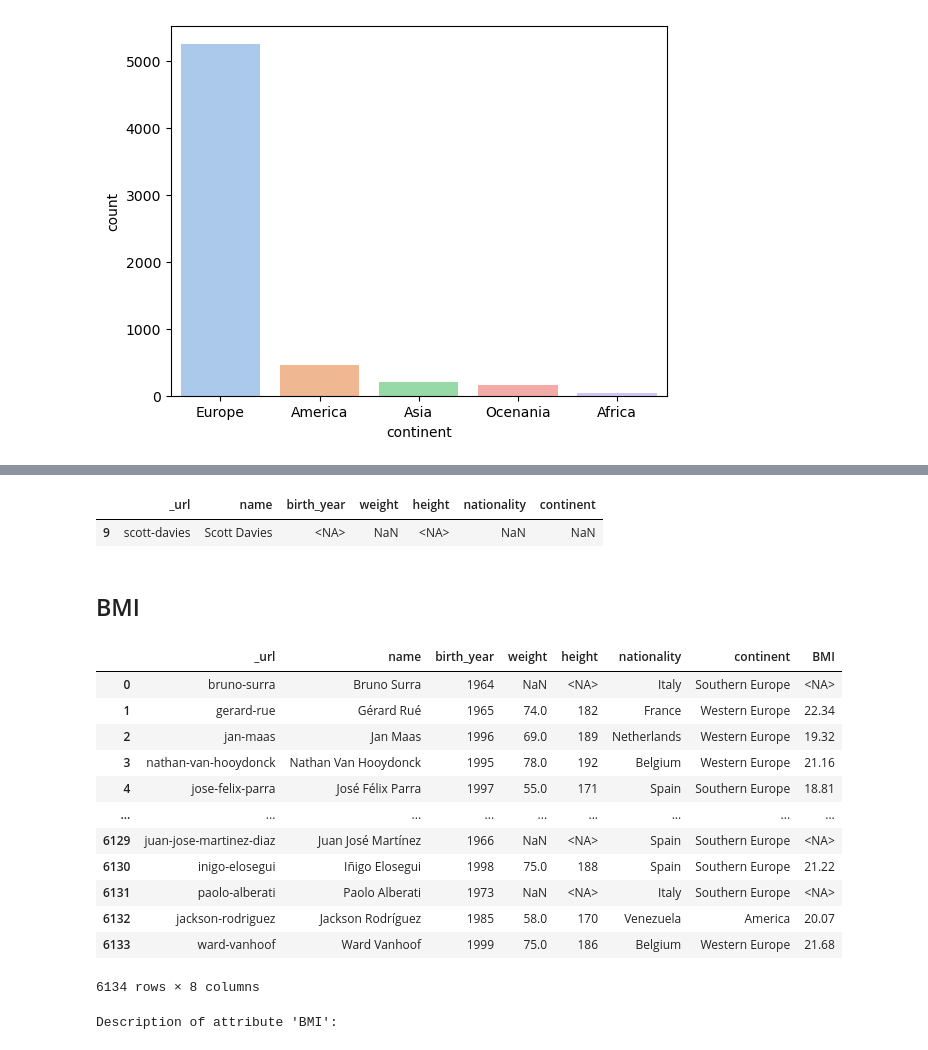
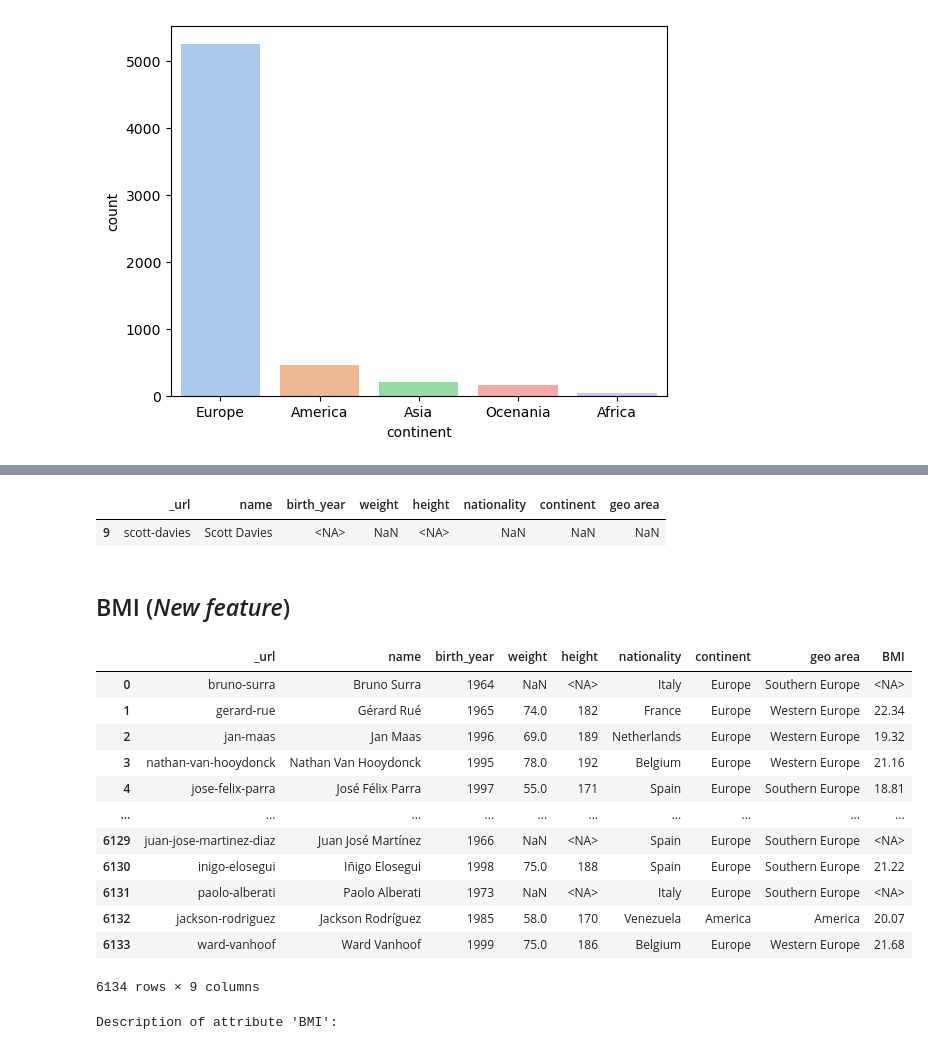
Before and after one commit to luca-rizzo/dm-2024-project, a Jupyter notebook: notebook/data_understanding_cyclists.ipynb, the cells around one changed output, grey strips where cells are left out. Cells and saved outputs as stored; diff of their text form; code cells hidden in the pictures.

```diff
--- a/notebook/data_understanding_cyclists.ipynb
+++ b/notebook/data_understanding_cyclists.ipynb
@@ -521,6 +530,0 @@ oceania = [
-# %%
-cyclists.loc[cyclists.nationality.isin(europe), "continent"] = "Europe"
-cyclists.loc[cyclists.nationality.isin(asia), "continent"] = "Asia"
-cyclists.loc[cyclists.nationality.isin(america), "continent"] = "America"
-cyclists.loc[cyclists.nationality.isin(africa), "continent"] = "Africa"
-cyclists.loc[cyclists.nationality.isin(oceania), "continent"] = "Ocenania"
@@ -534,35 +541,3 @@ sbn.countplot(x='continent', data=cyclists, palette='pastel', hue='continent', l
 # %% [output]
 <Axes: xlabel='continent', ylabel='count'>
 [figure]
-# %%
-northern_europe = [
-    'Denmark', 'Estonia', 'Finland', 'Iceland', 'Ireland',
-    'Latvia', 'Lithuania', 'Norway', 'Sweden', 'United Kingdom'
-]
-
-eastern_europe = [
-    'Belarus', 'Bulgaria', 'Czech Republic', 'Hungary',
-    'Moldova', 'Poland', 'Romania', 'Russia', 'Slovakia', 'Ukraine'
-]
-
-western_europe = [
-    'Austria', 'Belgium', 'France', 'Germany', 'Luxembourg',
-    'Netherlands', 'Switzerland'
-]
-
-southern_europe = [
-    'Albania', 'Andorra', 'Bosnia and Herzegovina', 'Croatia', 'Greece',
-    'Italy', 'Kosovo', 'Malta', 'Monaco', 'Montenegro', 'North Macedonia',
-    'Portugal', 'San Marino', 'Serbia', 'Slovenia', 'Spain', 'Vatican City'
-]
-
-central_europe = [
-    'Austria', 'Czech Republic', 'Germany', 'Hungary',
-    'Poland', 'Slovakia', 'Slovenia', 'Switzerland'
-]
-
-cyclists.loc[cyclists.nationality.isin(northern_europe), "continent"] = "Northern Europe"
-cyclists.loc[cyclists.nationality.isin(eastern_europe), "continent"] = "Eastern Europe"
-cyclists.loc[cyclists.nationality.isin(western_europe), "continent"] = "Western Europe"
-cyclists.loc[cyclists.nationality.isin(southern_europe), "continent"] = "Southern Europe"
-cyclists.loc[cyclists.nationality.isin(central_europe), "continent"] = "Central Europe"
@@ -575,27 +636,31 @@ plt.xticks(rotation=90);
 # %%
-cyclists[cyclists['continent'].isna()] #1 MV because
+cyclists[cyclists['continent'].isna()] #1 MV because scott-davies has no information
 # %% [output]
-|  | _url | name | birth_year | weight | height | nationality | continent |
-| 9 | scott-davies | Scott Davies | <NA> | NaN | <NA> | NaN | NaN |
+|  | _url | name | birth_year | weight | height | nationality | continent | geo area |
+| 9 | scott-davies | Scott Davies | <NA> | NaN | <NA> | NaN | NaN | NaN |
 # %% [markdown]
-## BMI
+## BMI (_New feature_)
+# %%
+def generateBMI(dataset, weightcol, heightcol):
+    dataset['BMI'] = (dataset[weightcol] / ((dataset[heightcol]/100) ** 2)).round(2)
 # %%
-cyclists['BMI'] = (cyclists['weight'] / ((cyclists['height']/100) ** 2)).round(2)
+#cyclists['BMI'] = (cyclists['weight'] / ((cyclists['height']/100) ** 2)).round(2)
+generateBMI(cyclists, 'weight', 'height')
 cyclists
 # %% [output]
-|  | _url | name | birth_year | weight | height | nationality | continent | BMI |
-| 0 | bruno-surra | Bruno Surra | 1964 | NaN | <NA> | Italy | Southern Europe | <NA> |
-| 1 | gerard-rue | Gérard Rué | 1965 | 74.0 | 182 | France | Western Europe | 22.34 |
-| 2 | jan-maas | Jan Maas | 1996 | 69.0 | 189 | Netherlands | Western Europe | 19.32 |
-| 3 | nathan-van-hooydonck | Nathan Van Hooydonck | 1995 | 78.0 | 192 | Belgium | Western Europe | 21.16 |
-| 4 | jose-felix-parra | José Félix Parra | 1997 | 55.0 | 171 | Spain | Southern Europe | 18.81 |
-| ... | ... | ... | ... | ... | ... | ... | ... | ... |
-| 6129 | juan-jose-martinez-diaz | Juan José Martínez | 1966 | NaN | <NA> | Spain | Southern Europe | <NA> |
-| 6130 | inigo-elosegui | Iñigo Elosegui | 1998 | 75.0 | 188 | Spain | Southern Europe | 21.22 |
-| 6131 | paolo-alberati | Paolo Alberati | 1973 | NaN | <NA> | Italy | Southern Europe | <NA> |
-| 6132 | jackson-rodriguez | Jackson Rodríguez | 1985 | 58.0 | 170 | Venezuela | America | 20.07 |
-| 6133 | ward-vanhoof | Ward Vanhoof | 1999 | 75.0 | 186 | Belgium | Western Europe | 21.68 |
+|  | _url | name | birth_year | weight | height | nationality | continent | geo area | BMI |
+| 0 | bruno-surra | Bruno Surra | 1964 | NaN | <NA> | Italy | Europe | Southern Europe | <NA> |
+| 1 | gerard-rue | Gérard Rué | 1965 | 74.0 | 182 | France | Europe | Western Europe | 22.34 |
+| 2 | jan-maas | Jan Maas | 1996 | 69.0 | 189 | Netherlands | Europe | Western Europe | 19.32 |
+| 3 | nathan-van-hooydonck | Nathan Van Hooydonck | 1995 | 78.0 | 192 | Belgium | Europe | Western Europe | 21.16 |
+| 4 | jose-felix-parra | José Félix Parra | 1997 | 55.0 | 171 | Spain | Europe | Southern Europe | 18.81 |
+| ... | ... | ... | ... | ... | ... | ... | ... | ... | ... |
+| 6129 | juan-jose-martinez-diaz | Juan José Martínez | 1966 | NaN | <NA> | Spain | Europe | Southern Europe | <NA> |
+| 6130 | inigo-elosegui | Iñigo Elosegui | 1998 | 75.0 | 188 | Spain | Europe | Southern Europe | 21.22 |
+| 6131 | paolo-alberati | Paolo Alberati | 1973 | NaN | <NA> | Italy | Europe | Southern Europe | <NA> |
+| 6132 | jackson-rodriguez | Jackson Rodríguez | 1985 | 58.0 | 170 | Venezuela | America | America | 20.07 |
+| 6133 | ward-vanhoof | Ward Vanhoof | 1999 | 75.0 | 186 | Belgium | Europe | Western Europe | 21.68 |
-6134 rows × 8 columns
+6134 rows × 9 columns
 # %%
 stats(cyclists['BMI'], box=True)
 # %% [output]
```
Also changed, not shown: parts of 86 cells of this notebook.
